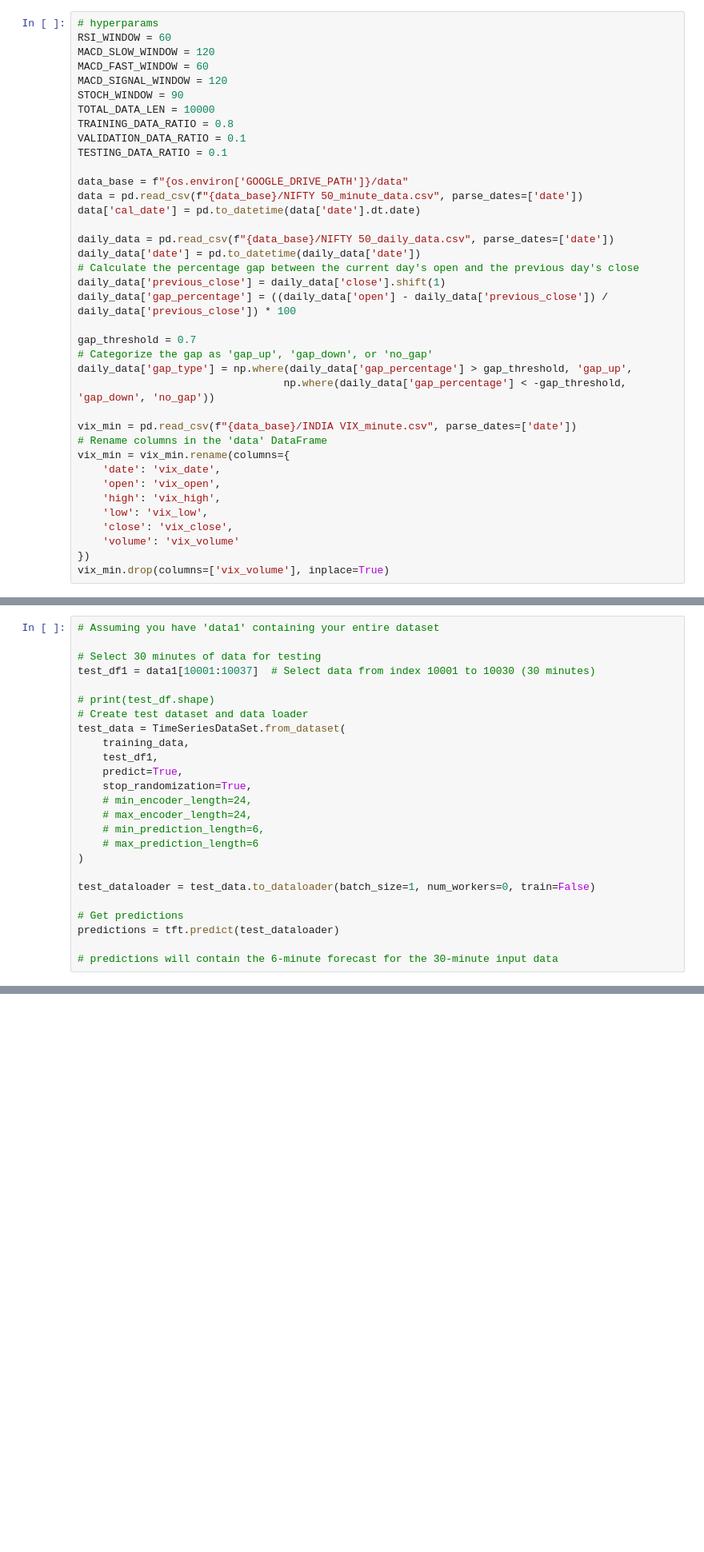
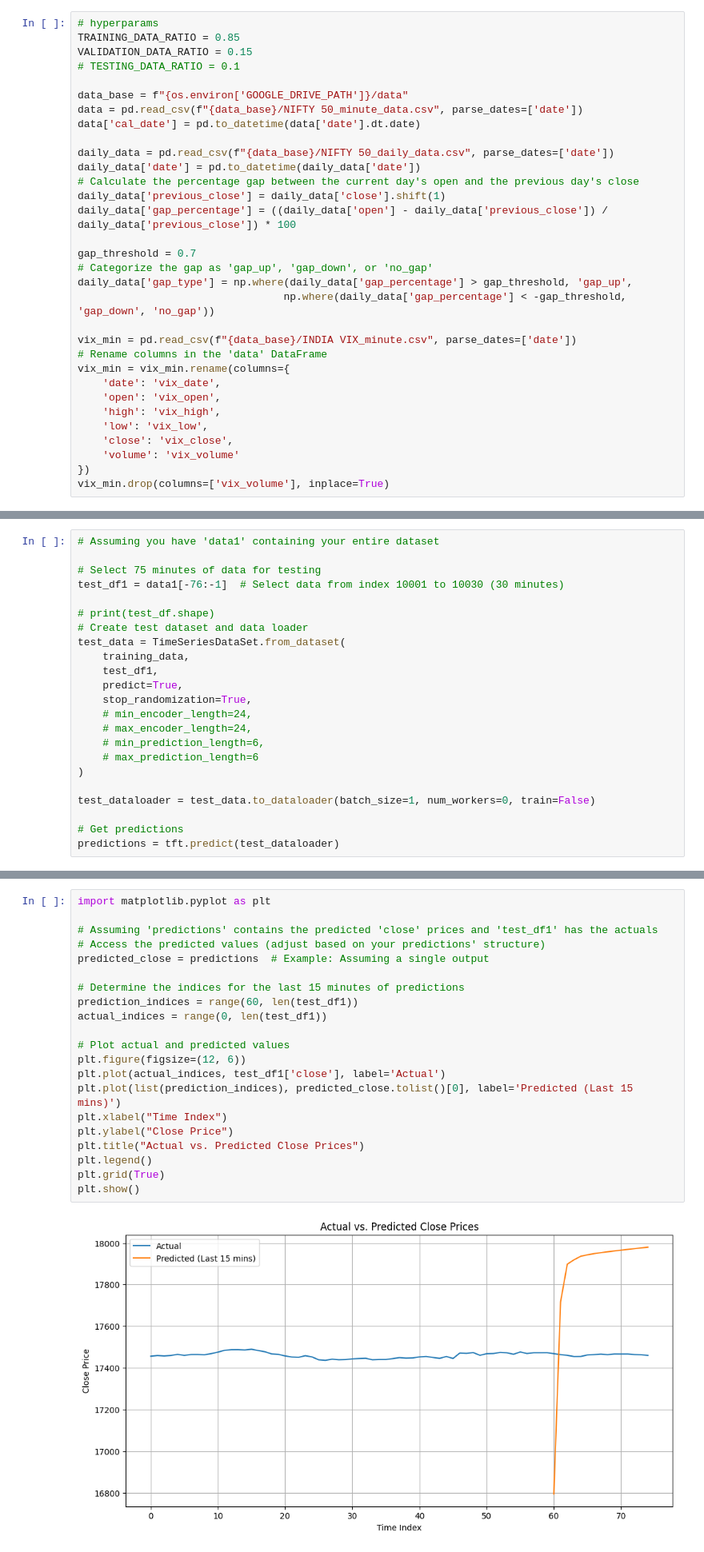
Before and after one commit to manikBS/omscs-capstone, a Jupyter notebook: yash_tft_1.ipynb, the cells around one changed output, grey strips where cells are left out. Shown: that part at 80% size. Cells and saved outputs as stored; diff of their text form; blank space fills up the shorter version.

```diff
--- a/yash_tft_1.ipynb
+++ b/yash_tft_1.ipynb
@@ -82,15 +82,9 @@ os.environ['GOOGLE_DRIVE_PATH']
 '/content/drive/MyDrive/Colab Notebooks/capstone_project'
 # %%
 # hyperparams
-RSI_WINDOW = 60
-MACD_SLOW_WINDOW = 120
-MACD_FAST_WINDOW = 60
-MACD_SIGNAL_WINDOW = 120
-STOCH_WINDOW = 90
-TOTAL_DATA_LEN = 10000
-TRAINING_DATA_RATIO = 0.8
-VALIDATION_DATA_RATIO = 0.1
-TESTING_DATA_RATIO = 0.1
+TRAINING_DATA_RATIO = 0.85
+VALIDATION_DATA_RATIO = 0.15
+# TESTING_DATA_RATIO = 0.1
 
 data_base = f"{os.environ['GOOGLE_DRIVE_PATH']}/data"
 data = pd.read_csv(f"{data_base}/NIFTY 50_minute_data.csv", parse_dates=['date'])
@@ -459,8 +518,8 @@ plt.show()
 # %%
 # Assuming you have 'data1' containing your entire dataset
 
-# Select 30 minutes of data for testing
-test_df1 = data1[10001:10037]  # Select data from index 10001 to 10030 (30 minutes)
+# Select 75 minutes of data for testing
+test_df1 = data1[-76:-1]  # Select data from index 10001 to 10030 (30 minutes)
 
 # print(test_df.shape)
 # Create test dataset and data loader
@@ -479,8 +538,6 @@ test_dataloader = test_data.to_dataloader(batch_size=1, num_workers=0, train=Fal
 
 # Get predictions
 predictions = tft.predict(test_dataloader)
-
-# predictions will contain the 6-minute forecast for the 30-minute input data
 # %% [output]
 INFO: You are using the plain ModelCheckpoint callback. Consider using LitModelCheckpoint which with seamless uploading to Model registry.
 INFO:lightning.pytorch.utilities.rank_zero:You are using the plain ModelCheckpoint callback. Consider using LitModelCheckpoint which with seamless uploading to Model registry.
@@ -501,3 +575,26 @@ tensor([[8655.3047, 8678.2568, 8683.0674, 8683.0742, 8682.9629, 8682.9229]])
+# %%
+import matplotlib.pyplot as plt
+
+# Assuming 'predictions' contains the predicted 'close' prices and 'test_df1' has the actuals
+# Access the predicted values (adjust based on your predictions' structure)
+predicted_close = predictions  # Example: Assuming a single output
+
+# Determine the indices for the last 15 minutes of predictions
+prediction_indices = range(60, len(test_df1))
+actual_indices = range(0, len(test_df1))
+
+# Plot actual and predicted values
+plt.figure(figsize=(12, 6))
+plt.plot(actual_indices, test_df1['close'], label='Actual')
+plt.plot(list(prediction_indices), predicted_close.tolist()[0], label='Predicted (Last 15 mins)')
+plt.xlabel("Time Index")
+plt.ylabel("Close Price")
+plt.title("Actual vs. Predicted Close Prices")
+plt.legend()
+plt.grid(True)
+plt.show()
+# %% [output]
+[figure, added]
 # %%
 predictions.prediction
 # %% [output]
```
Also changed, not shown: parts of 23 cells of this notebook.
